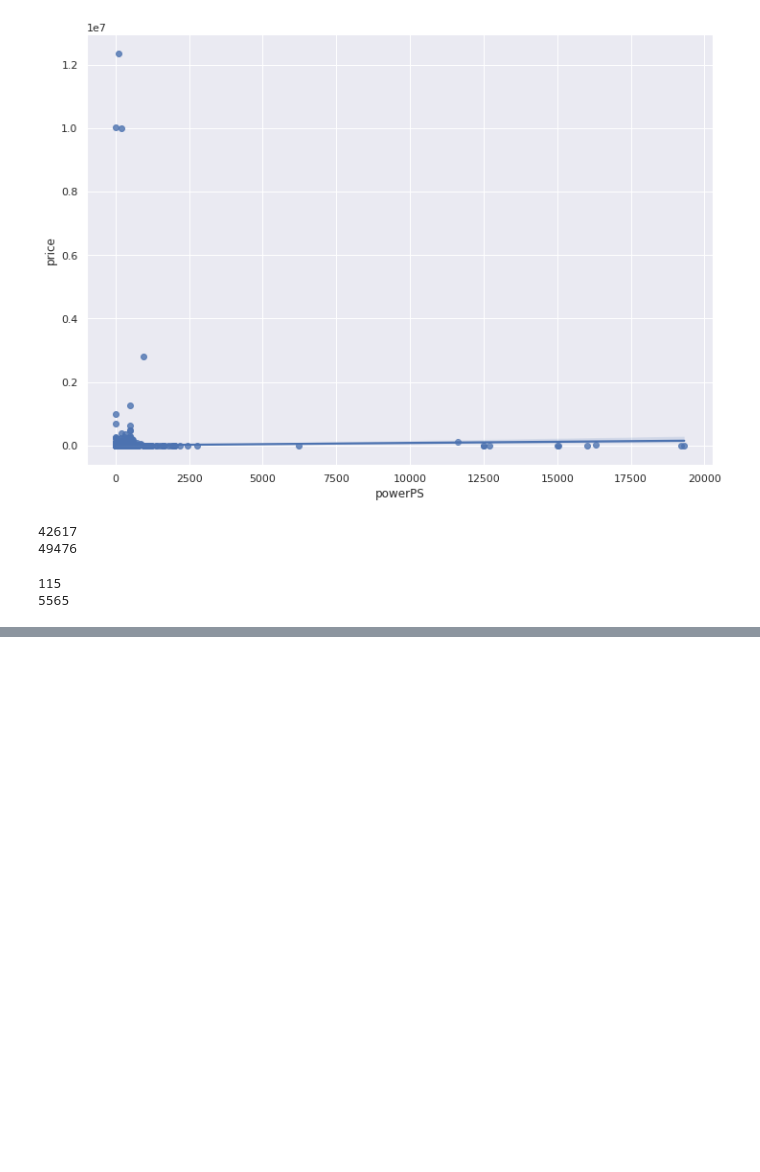
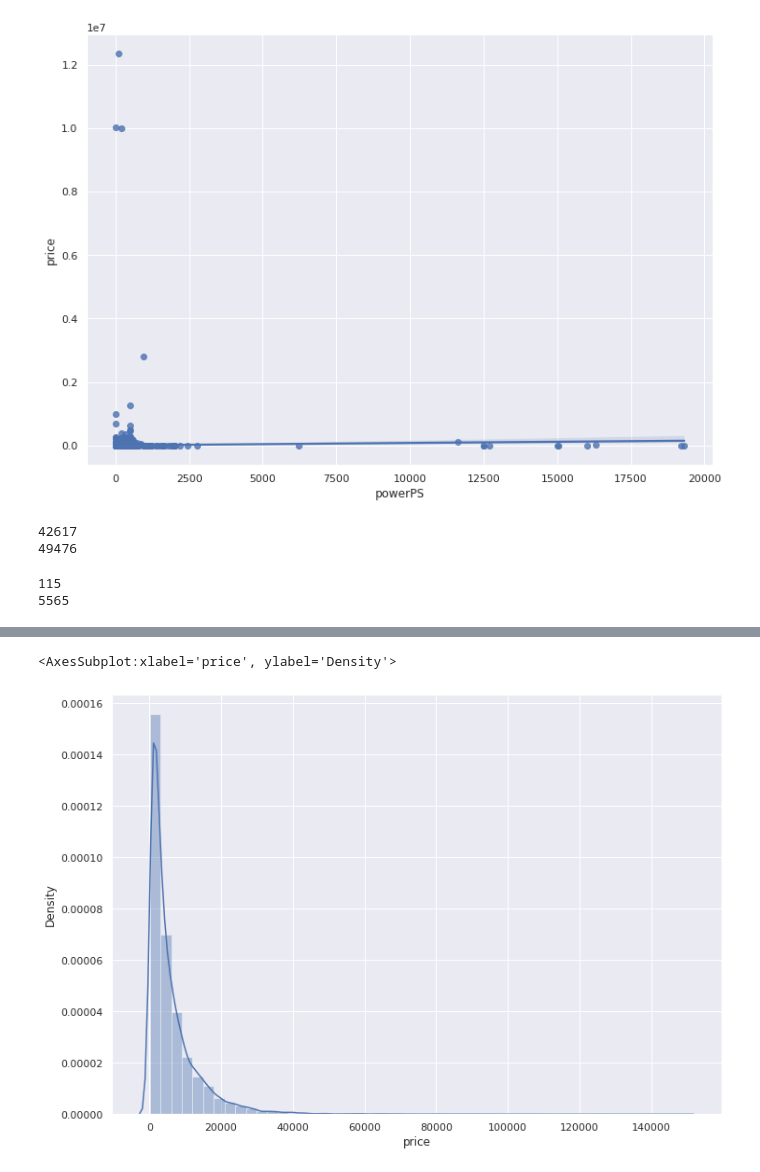
Before and after one commit to nova-sangeeth/pytest-workouts, a Jupyter notebook: GITAA/case_studies_1/case_study.ipynb, the cells around one changed output, grey strips where cells are left out. Saved outputs shown, nothing was run; the diff lists cells and outputs as text; code cells hidden in the pictures; blank space fills up the shorter version.

```diff
--- a/GITAA/case_studies_1/case_study.ipynb
+++ b/GITAA/case_studies_1/case_study.ipynb
@@ -355,0 +525,8 @@ WORKING RANGE:
+# %%
+"""visualizing the new data for price"""
+sns.distplot(
+    cars['price'],
+)
+# %% [output]
+<AxesSubplot:xlabel='price', ylabel='Density'>
+[figure, added]
```
Also changed, not shown: parts of 56 cells of this notebook.
